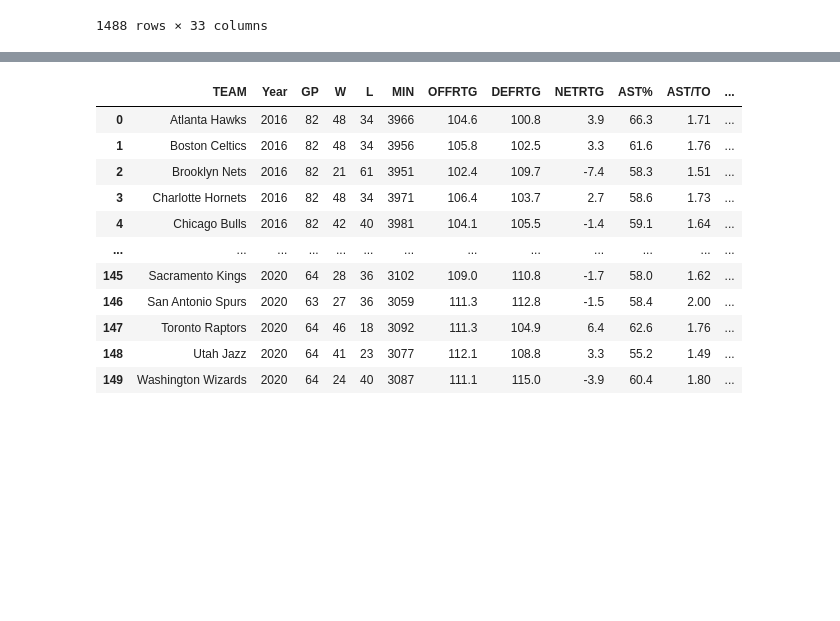
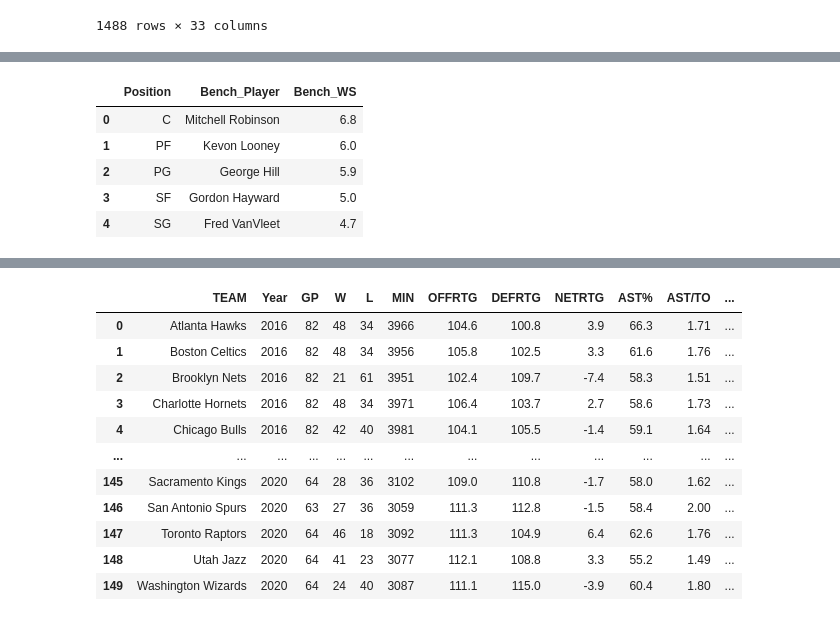
Before and after one commit to labulel/Projcet-1, a Jupyter notebook: project_1_code.v1.0.2.ipynb, the cells around one changed output, grey strips where cells are left out. Saved outputs shown, nothing was run; the diff lists cells and outputs as text; code cells hidden in the pictures; blank space fills up the shorter version.

```diff
--- a/project_1_code.v1.0.2.ipynb
+++ b/project_1_code.v1.0.2.ipynb
@@ -188,0 +174,17 @@ for index, row in ActivePlayerStats2.iterrows():
+# %%
+#identify bench players
+bp_a = bp1.groupby(["Position", "Player"]).agg({'WS':"mean"})
+bp_b = bp_a['WS'].groupby(level=0, group_keys=False)
+bp_c = bp_b.apply(lambda x: x.sort_values(ascending=False))
+bp_d = pd.DataFrame(bp_c.groupby("Position").head(1)).reset_index()
+bp_f = bp_e.loc[bp_e["Position"]!=" G",:].reset_index()
+bp_g = bp_f.rename(columns={"Player":"Bench_Player","WS":"Bench_WS"})
+bp_h = bp_g.drop(columns=["index"])
+bp_h
+# %% [output]
+|  | Position | Bench_Player | Bench_WS |
+| 0 | C | Mitchell Robinson | 6.8 |
+| 1 | PF | Kevon Looney | 6.0 |
+| 2 | PG | George Hill | 5.9 |
+| 3 | SF | Gordon Hayward | 5.0 |
+| 4 | SG | Fred VanVleet | 4.7 |
```
Also changed, not shown: parts of 7 cells of this notebook, 3 other files.
